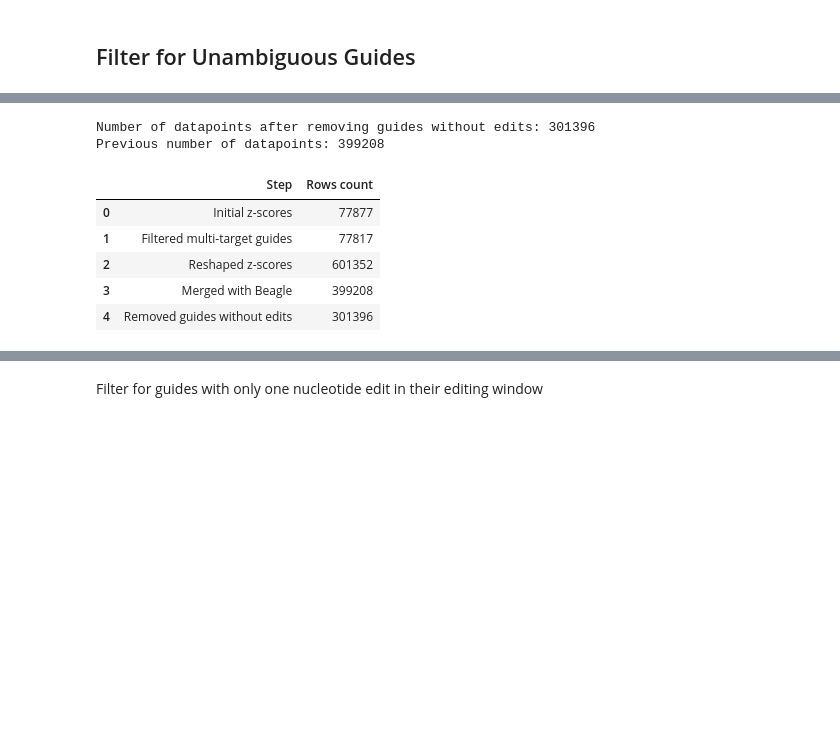
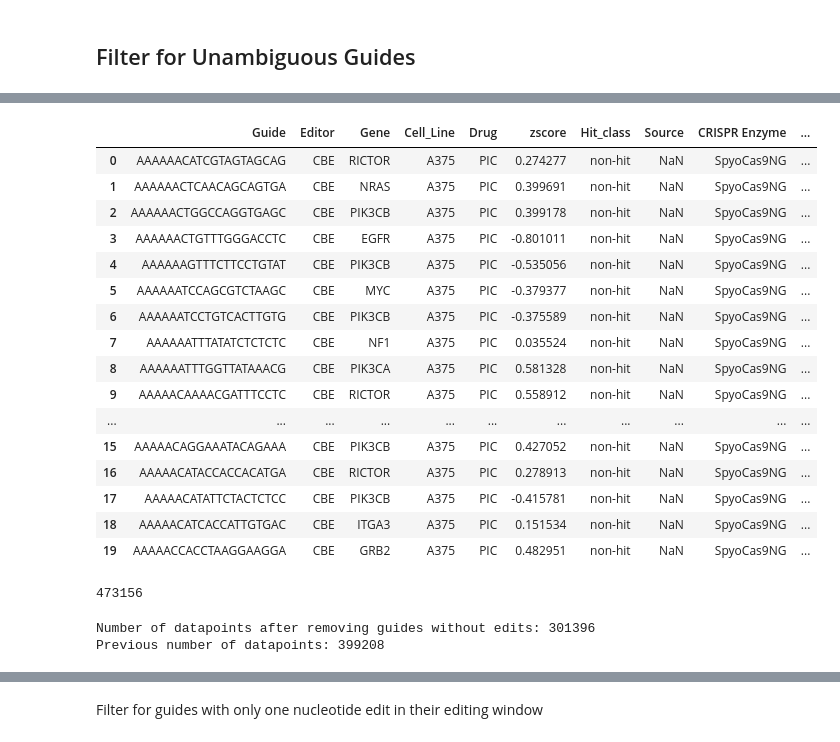
Before and after one commit to QuantitativeBiology/BECancerResistome, a Jupyter notebook: BECancerResistome/VEP/vep_annotation.ipynb, the cells around one changed output, grey strips where cells are left out. Cells and saved outputs as stored; diff of their text form; code cells hidden in the pictures; blank space fills up the shorter version.

```diff
--- a/BECancerResistome/VEP/vep_annotation.ipynb
+++ b/BECancerResistome/VEP/vep_annotation.ipynb
@@ -378,7 +395,7 @@ def filter_reshape_zscores(dataframe, include_hit_label='True'):
 
     # Allow 3 or 4 parts in column names
     zscore_pattern = re.compile(r'^[^_]+_[^_]+_[^_]+(?:_(MC|EG))?$')
-    zscore_cols = [col for col in dataframe.columns if zscore_pattern.match(col) and col.split('_')[1] not in ['DO', 'Control']]
+    zscore_cols = [col for col in dataframe.columns if zscore_pattern.match(col)]
 
     # Melt z-scores
     zscores_df = dataframe[meta_cols + zscore_cols].melt(
@@ -393,7 +410,7 @@ def filter_reshape_zscores(dataframe, include_hit_label='True'):
     if include_hit_label != 'False':
         # Match 4-part columns ending in _hit
         hit_pattern = re.compile(r'^[^_]+_[^_]+_[^_]+(?:_(MC|EG))?_hit$')
-        hit_cols = [col for col in dataframe.columns if hit_pattern.match(col) and col.split('_')[1] not in ['DO', 'Control']]
+        hit_cols = [col for col in dataframe.columns if hit_pattern.match(col) and col.split('_')[1]]
         hit_df = dataframe[meta_cols + hit_cols].melt(
             id_vars=meta_cols,
             var_name='condition',
@@ -434,3 +451,6 @@ zscores_control_rs.head()
 | 2 | AAAAAACTGGCCAGGTGAGC | CBE | PIK3CB | A375 | PIC | 0.399178 | non-hit | NaN |
 | 3 | AAAAAACTGTTTGGGACCTC | CBE | EGFR | A375 | PIC | -0.801011 | non-hit | NaN |
 | 4 | AAAAAAGTTTCTTCCTGTAT | CBE | PIK3CB | A375 | PIC | -0.535056 | non-hit | NaN |
+# %%
+zscores_plasmid_rs = filter_reshape_zscores(zscores_plasmid_filtered, include_hit_label='True')
+zscores_plasmid_rs.head()
@@ -577,6 +633,8 @@ len(MC_EG_beagle[MC_EG_beagle.duplicated(keep=False)])
 MC_EG_beagle.to_csv("data/1_Beagle_design_files/MC_EG_beagle.csv", index=False)
 # %% [markdown]
 #### Check for missing guides in the Beagle Files
+# %%
+zscores_control_rs = pd.read_csv("data/4_Screen_zscores/Merge_Control_Hit_Class_Reshaped.csv")
 # %%
 # Check if the beagle files contain all guides in zscores
 missing_guides=zscores_control_rs[~zscores_control_rs['Guide'].isin(MC_EG_beagle['sgRNA Sequence'])].drop_duplicates(subset=['Guide'])
@@ -1113,3 +1198,27 @@ zscores_plasmid_beagle_merged.head()
+# %%
+zscores_control_beagle_merged.head(20)
+# %% [output]
+|  | Guide | Editor | Gene | Cell_Line | Drug | zscore | Hit_class | Source | CRISPR Enzyme | ... |
+| 0 | AAAAAACATCGTAGTAGCAG | CBE | RICTOR | A375 | PIC | 0.274277 | non-hit | NaN | SpyoCas9NG | ... |
+| 1 | AAAAAACTCAACAGCAGTGA | CBE | NRAS | A375 | PIC | 0.399691 | non-hit | NaN | SpyoCas9NG | ... |
+| 2 | AAAAAACTGGCCAGGTGAGC | CBE | PIK3CB | A375 | PIC | 0.399178 | non-hit | NaN | SpyoCas9NG | ... |
+| 3 | AAAAAACTGTTTGGGACCTC | CBE | EGFR | A375 | PIC | -0.801011 | non-hit | NaN | SpyoCas9NG | ... |
+| 4 | AAAAAAGTTTCTTCCTGTAT | CBE | PIK3CB | A375 | PIC | -0.535056 | non-hit | NaN | SpyoCas9NG | ... |
+| 5 | AAAAAATCCAGCGTCTAAGC | CBE | MYC | A375 | PIC | -0.379377 | non-hit | NaN | SpyoCas9NG | ... |
+| 6 | AAAAAATCCTGTCACTTGTG | CBE | PIK3CB | A375 | PIC | -0.375589 | non-hit | NaN | SpyoCas9NG | ... |
+| 7 | AAAAAATTTATATCTCTCTC | CBE | NF1 | A375 | PIC | 0.035524 | non-hit | NaN | SpyoCas9NG | ... |
+| 8 | AAAAAATTTGGTTATAAACG | CBE | PIK3CA | A375 | PIC | 0.581328 | non-hit | NaN | SpyoCas9NG | ... |
+| 9 | AAAAACAAAACGATTTCCTC | CBE | RICTOR | A375 | PIC | 0.558912 | non-hit | NaN | SpyoCas9NG | ... |
+| ... | ... | ... | ... | ... | ... | ... | ... | ... | ... | ... |
+| 15 | AAAAACAGGAAATACAGAAA | CBE | PIK3CB | A375 | PIC | 0.427052 | non-hit | NaN | SpyoCas9NG | ... |
+| 16 | AAAAACATACCACCACATGA | CBE | RICTOR | A375 | PIC | 0.278913 | non-hit | NaN | SpyoCas9NG | ... |
+| 17 | AAAAACATATTCTACTCTCC | CBE | PIK3CB | A375 | PIC | -0.415781 | non-hit | NaN | SpyoCas9NG | ... |
+| 18 | AAAAACATCACCATTGTGAC | CBE | ITGA3 | A375 | PIC | 0.151534 | non-hit | NaN | SpyoCas9NG | ... |
+| 19 | AAAAACCACCTAAGGAAGGA | CBE | GRB2 | A375 | PIC | 0.482951 | non-hit | NaN | SpyoCas9NG | ... |
+# %%
+len(zscores_plasmid_beagle_merged)
+# %% [output]
+473156
 # %%
 #Drop the rows where the guides didn't intorduce any edits
 zscores_control_beagle_merged_wo_Nan = zscores_control_beagle_merged[zscores_control_beagle_merged['Nucleotide Edits'].notna()]
@@ -1125,9 +1239,0 @@ tracking_unique_guides = log_unique_guides(tracking_unique_guides, "Removed guid
-# %%
-tracking_row_count
-# %% [output]
-|  | Step | Rows count |
-| 0 | Initial z-scores | 77877 |
-| 1 | Filtered multi-target guides | 77817 |
-| 2 | Reshaped z-scores | 601352 |
-| 3 | Merged with Beagle | 399208 |
-| 4 | Removed guides without edits | 301396 |
```
Also changed, not shown: parts of 89 cells of this notebook, 2 other files.
